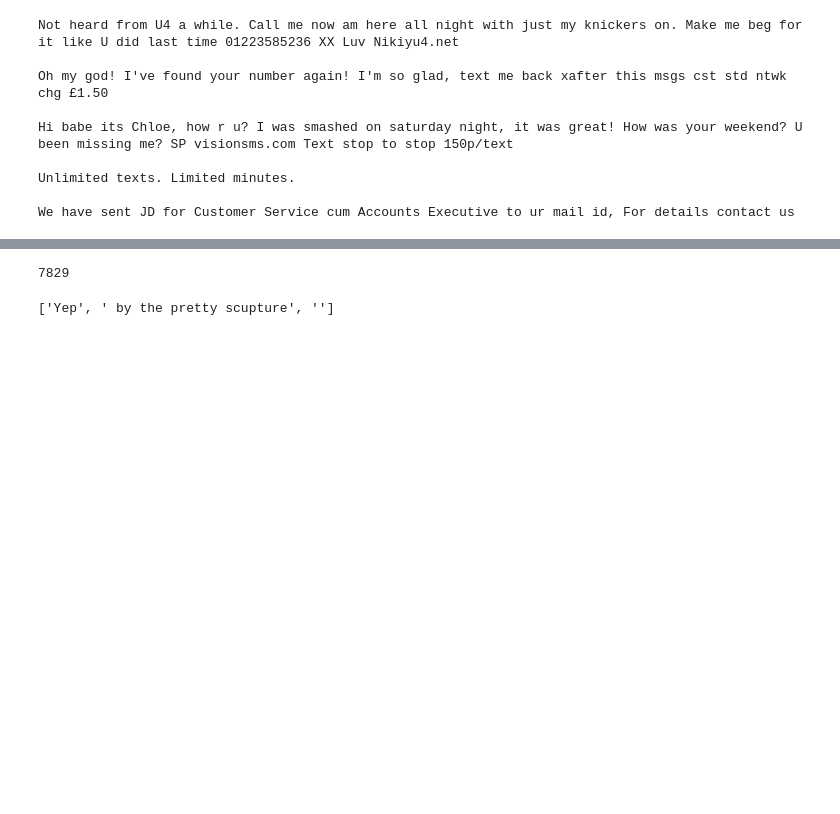
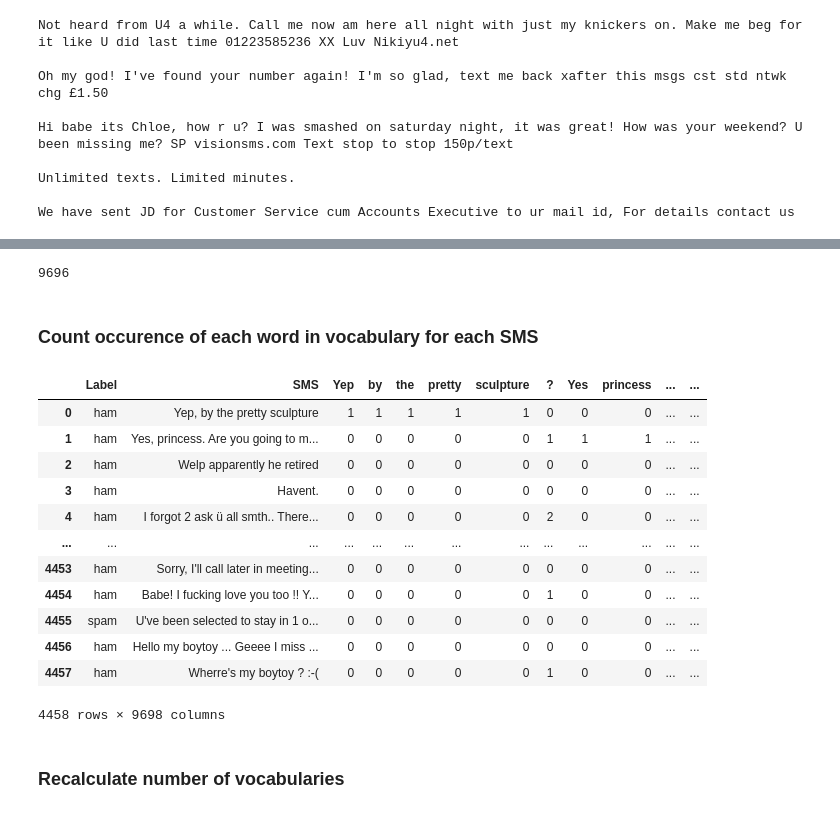
Before and after one commit to tranhha/Data-Science-Projects, a Jupyter notebook: Build spam filters with Naive Bayes Algorithm/Build a SMS spam filter with Naive Bayes Algorithm.ipynb, the cells around one changed output, grey strips where cells are left out. Cells and saved outputs as stored; diff of their text form; code cells hidden in the pictures; blank space fills up the shorter version.

```diff
--- a/Build spam filters with Naive Bayes Algorithm/Build a SMS spam filter with Naive Bayes Algorithm.ipynb
+++ b/Build spam filters with Naive Bayes Algorithm/Build a SMS spam filter with Naive Bayes Algorithm.ipynb
@@ -417,0 +439,17 @@ def extract_special_chars(message, vocab_list):
+# %%
+def extract_special_chars(message, vocab_list=None):
+    # Find all special characters, this include "whitespace"
+    special_chars = re.findall(r'(\W)', message)
+    #Remove whitespace in the list
+    special_chars = [ele for ele in special_chars if ele.strip()]
+    #Remove common special chars such as (dot), (single quote) and (comma)
+    special_chars = pd.Series(special_chars)
+    special_chars = special_chars.drop(special_chars[(special_chars == '.') | (special_chars == "'") | (special_chars == ",")].index)
+    special_chars = list(special_chars)
+
+    #if a dict is passed in, append these chars to the dict
+    if vocab_list != None:
+        for char in special_chars:
+            if char not in vocab_list:
+                vocab_list.append(char)
+    return special_chars
@@ -418,10 +466,10 @@ def extract_special_chars(message, vocab_list):
 # %%
 vocabulary = []
 def extract_unique_chars(text, vocabulary):
-    extract_special_chars(text, vocabulary)
+    extract_special_chars(text, vocabulary) #Append special characters to dict first
     text = re.sub('\W',' ', text) #remove any non word characters except whitespace
-    text = text.lower()
-    text = text.split()
+#   text = text.lower()
+    text = text.split() #Split the text with whitespace as delimiter
     for word in text:
         if word not in vocabulary:
             vocabulary.append(word)
@@ -429,4 +477,4 @@ def extract_unique_chars(text, vocabulary):
 train_set["SMS"].apply(extract_unique_chars, args=(vocabulary,))
 len(vocabulary)
 # %% [output]
-7829
+9696
@@ -441,4 +481,40 @@ def count_special_chars(message, word_counts_dict, index):
-# %%
-word_counts_per_sms = {unique_word: [0] * len(train_set['SMS']) for unique_word in vocabulary}
-# %% [output]
-['Yep', ' by the pretty scupture', '']
+# %% [markdown]
+### Count occurence of each word in vocabulary for each SMS
+# %%
+def count_word_per_sms(df):
+    word_counts_per_sms = {unique_word: [0] * len(df) for unique_word in vocabulary}
+    for index, sms in enumerate(df):
+        #Count special characters first
+        special_chars = extract_special_chars(sms)
+        for char in special_chars:
+            word_counts_per_sms[char][index] +=1
+
+        #Count words
+        sms = re.sub("\W", ' ', sms) #Remove special characters
+#        sms = sms.lower()
+        sms = sms.split()
+        for word in sms:
+            word_counts_per_sms[word][index] +=1
+
+    return pd.DataFrame(word_counts_per_sms)
+# %%
+word_counts_per_sms = count_word_per_sms(train_set['SMS'])
+train_set = pd.concat([train_set,word_counts_per_sms], axis=1)
+train_set
+#word_counts_per_sms
+# %% [output]
+|  | Label | SMS | Yep | by | the | pretty | sculpture | ? | Yes | princess | ... | ... |
+| 0 | ham | Yep, by the pretty sculpture | 1 | 1 | 1 | 1 | 1 | 0 | 0 | 0 | ... | ... |
+| 1 | ham | Yes, princess. Are you going to m... | 0 | 0 | 0 | 0 | 0 | 1 | 1 | 1 | ... | ... |
+| 2 | ham | Welp apparently he retired | 0 | 0 | 0 | 0 | 0 | 0 | 0 | 0 | ... | ... |
+| 3 | ham | Havent. | 0 | 0 | 0 | 0 | 0 | 0 | 0 | 0 | ... | ... |
+| 4 | ham | I forgot 2 ask ü all smth.. There... | 0 | 0 | 0 | 0 | 0 | 2 | 0 | 0 | ... | ... |
+| ... | ... | ... | ... | ... | ... | ... | ... | ... | ... | ... | ... | ... |
+| 4453 | ham | Sorry, I'll call later in meeting... | 0 | 0 | 0 | 0 | 0 | 0 | 0 | 0 | ... | ... |
+| 4454 | ham | Babe! I fucking love you too !! Y... | 0 | 0 | 0 | 0 | 0 | 1 | 0 | 0 | ... | ... |
+| 4455 | spam | U've been selected to stay in 1 o... | 0 | 0 | 0 | 0 | 0 | 0 | 0 | 0 | ... | ... |
+| 4456 | ham | Hello my boytoy ... Geeee I miss ... | 0 | 0 | 0 | 0 | 0 | 0 | 0 | 0 | ... | ... |
+| 4457 | ham | Wherre's my boytoy ? :-( | 0 | 0 | 0 | 0 | 0 | 1 | 0 | 0 | ... | ... |
+4458 rows × 9698 columns
+# %% [markdown]
+### Recalculate number of vocabularies
```
Also changed, not shown: parts of 25 cells of this notebook.
